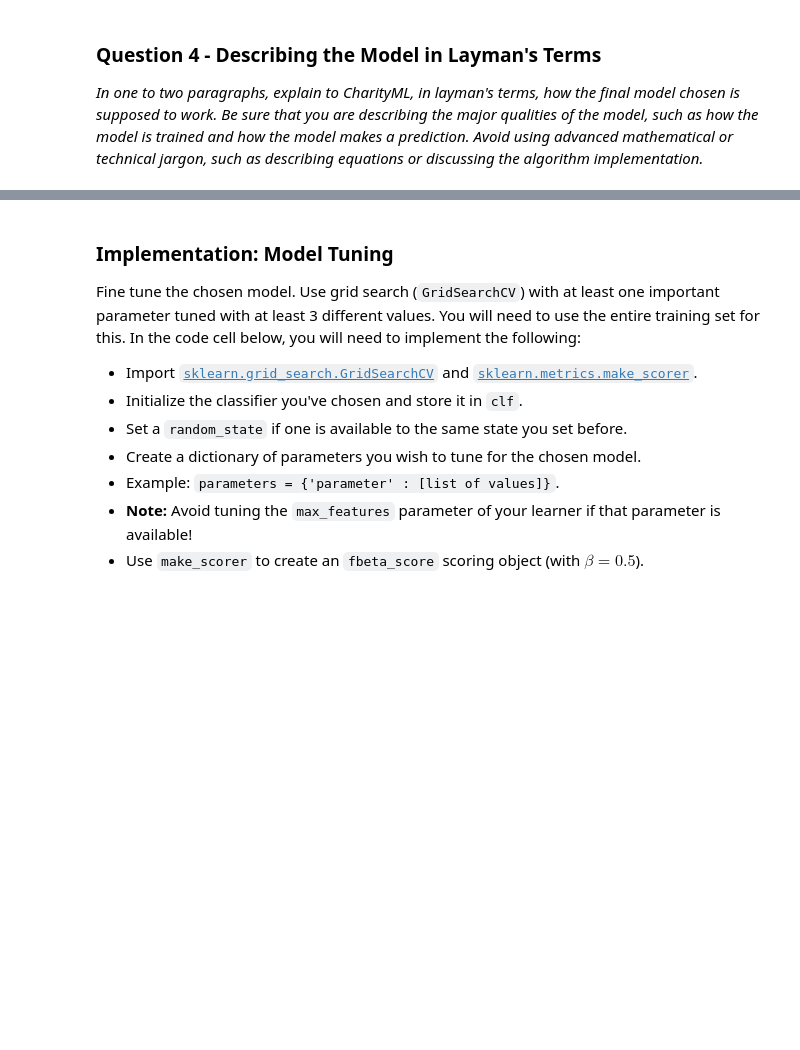
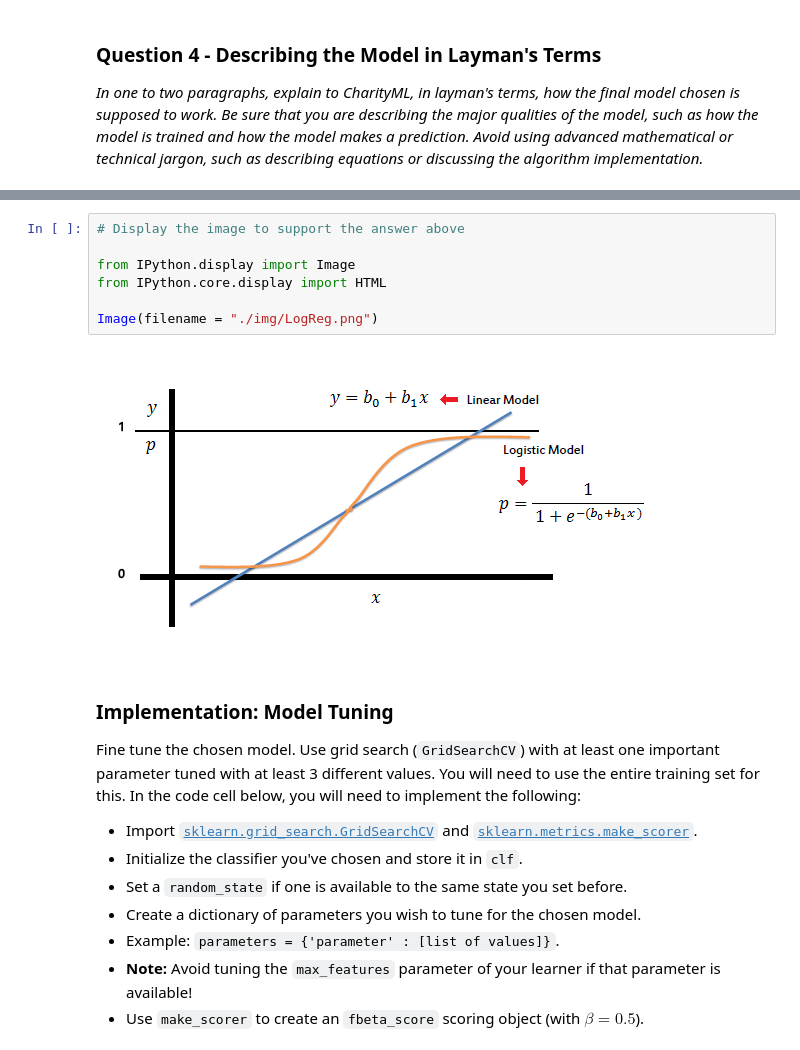
Before and after one commit to kennedysousa/finding_donors, a Jupyter notebook: finding_donors.ipynb, the cells around one changed output, grey strips where cells are left out. Saved outputs shown, nothing was run; the diff lists cells and outputs as text; blank space fills up the shorter version.

```diff
--- a/finding_donors.ipynb
+++ b/finding_donors.ipynb
@@ -399,3 +412,12 @@ The logit of success is then fitted to the predictors using linear regression an
+# %%
+# Display the image to support the answer above
+
+from IPython.display import Image
+from IPython.core.display import HTML
+
+Image(filename = "./img/LogReg.png")
+# %% [output]
+[figure, added]
 # %% [markdown]
 ### Implementation: Model Tuning
 Fine tune the chosen model. Use grid search (`GridSearchCV`) with at least one important parameter tuned with at least 3 different values. You will need to use the entire training set for this. In the code cell below, you will need to implement the following:
```
Also changed, not shown: parts of 5 cells of this notebook, 2 other files.
